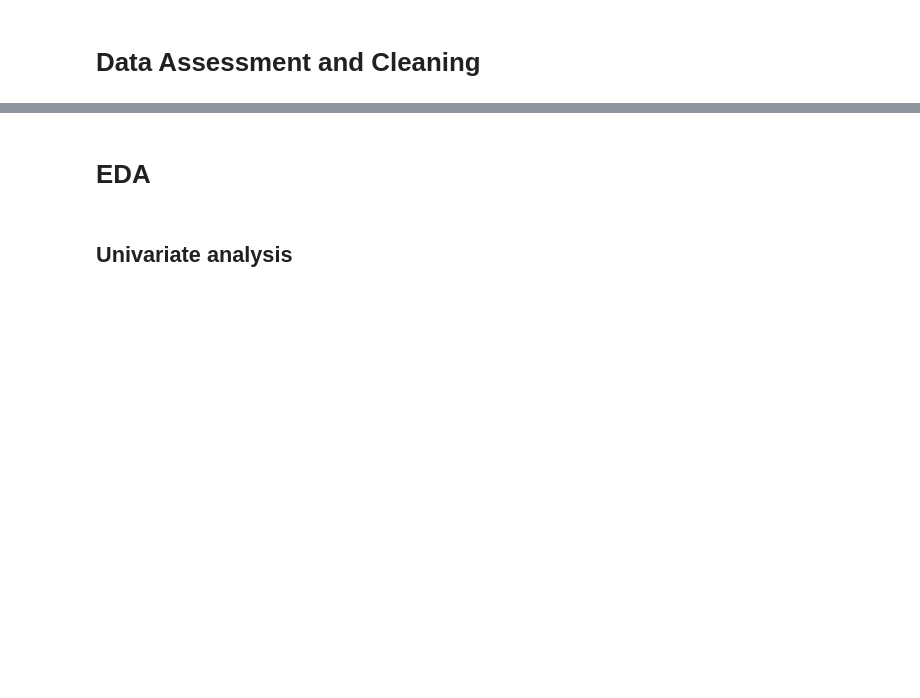
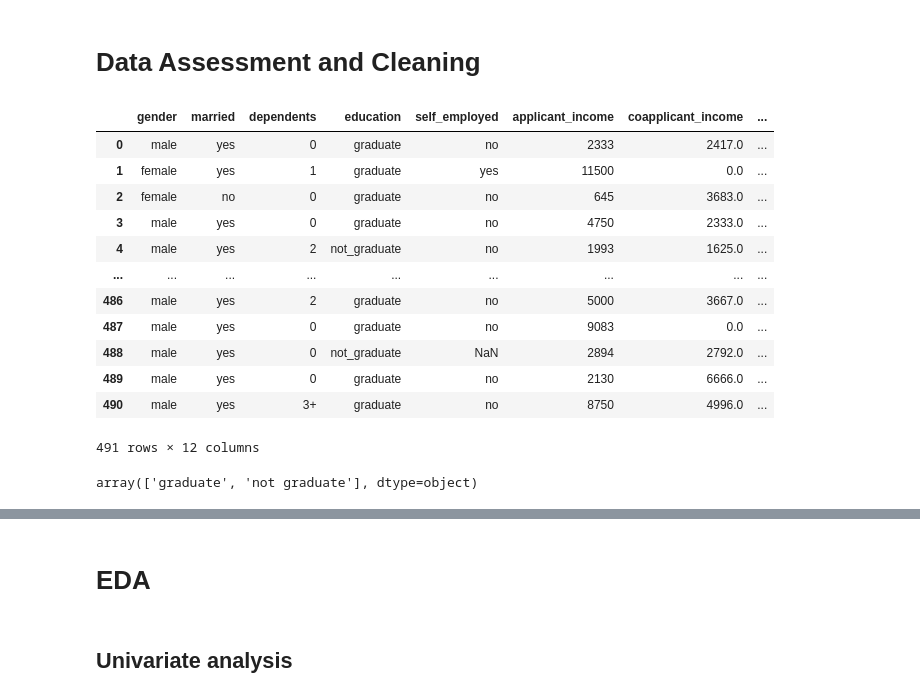
Before and after one commit to althaf-07/loan-sanction-prediction, a Jupyter notebook: notebooks/experimentation.ipynb, the cells around one changed output, grey strips where cells are left out. Drawn from its saved outputs; the diff is of its cells as text; code cells hidden in the pictures; blank space fills up the shorter version.

```diff
--- a/notebooks/experimentation.ipynb
+++ b/notebooks/experimentation.ipynb
@@ -35,3 +35,25 @@ from sklearn.tree import DecisionTreeClassifier
 # from xgboost import XGBClassifier
 # %% [markdown]
 # Data Assessment and Cleaning
+# %%
+df = pd.read_csv("data/processed/train.csv")
+# %%
+df
+# %% [output]
+|  | gender | married | dependents | education | self_employed | applicant_income | coapplicant_income | ... |
+| 0 | male | yes | 0 | graduate | no | 2333 | 2417.0 | ... |
+| 1 | female | yes | 1 | graduate | yes | 11500 | 0.0 | ... |
+| 2 | female | no | 0 | graduate | no | 645 | 3683.0 | ... |
+| 3 | male | yes | 0 | graduate | no | 4750 | 2333.0 | ... |
+| 4 | male | yes | 2 | not_graduate | no | 1993 | 1625.0 | ... |
+| ... | ... | ... | ... | ... | ... | ... | ... | ... |
+| 486 | male | yes | 2 | graduate | no | 5000 | 3667.0 | ... |
+| 487 | male | yes | 0 | graduate | no | 9083 | 0.0 | ... |
+| 488 | male | yes | 0 | not_graduate | NaN | 2894 | 2792.0 | ... |
+| 489 | male | yes | 0 | graduate | no | 2130 | 6666.0 | ... |
+| 490 | male | yes | 3+ | graduate | no | 8750 | 4996.0 | ... |
+491 rows × 12 columns
+# %%
+df['education'].unique()
+# %% [output]
+array(['graduate', 'not graduate'], dtype=object)
```
Also changed, not shown: parts of 2 cells of this notebook, 13 other files.
